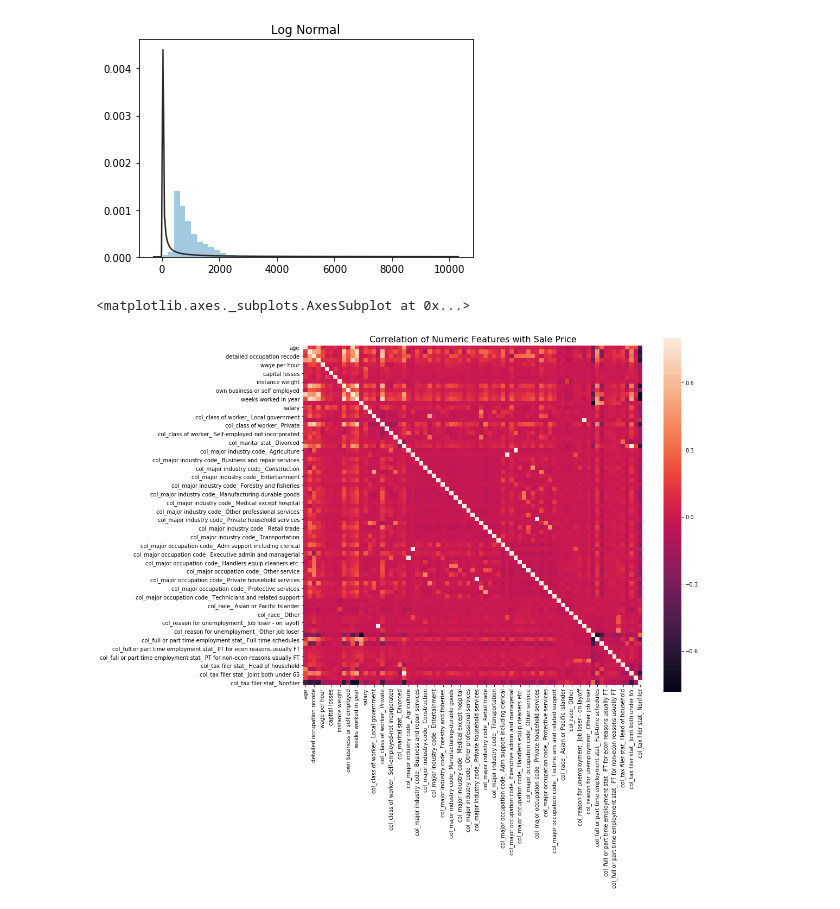
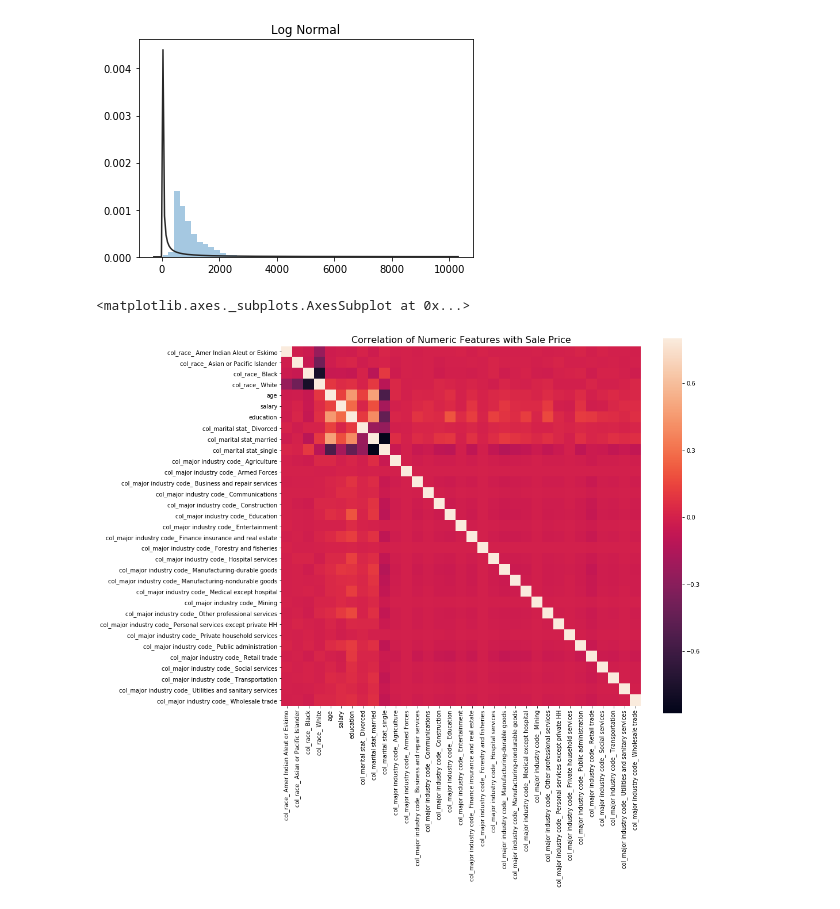
Before and after one commit to mMarzeta/data_exploration, a Jupyter notebook: ed.ipynb, the cells around one changed output. Drawn from its saved outputs; the diff is of its cells as text; code cells hidden in the pictures.

```diff
--- a/ed.ipynb
+++ b/ed.ipynb
@@ -127,7 +69,7 @@ def remove_col_append_dummies(dataset, col_name):
     # z danej kolumny robie dummies
     prefix = 'col_' + str(col_name)
     dummies = pd.get_dummies(dataset[col_name], prefix=prefix)
-    dummies = dummies.drop(dummies.columns[len(dummies.columns)-1], axis=1) # usuwam ostatnia
+#     dummies = dummies.drop(dummies.columns[len(dummies.columns)-1], axis=1) # usuwam ostatnia
     dataset = df.drop(col_name, axis=1)
     dataset = pd.concat([dataset, dummies], axis=1)
     return dataset
@@ -229,10 +163,0 @@ reversed_education_mapping
-# %%
-
-education_count = cat_df['education'].value_counts()
-sns.set(style='darkgrid')
-sns.barplot(education_count.index, education_count.values, alpha=0.9)
-plt.title('Liczba osób z edukacją:')
-plt.ylabel('Liczba osób:', fontsize=12)
-plt.xlabel('Edukacja', fontsize=12)
-plt.xticks(rotation=90)
-plt.show()
@@ -264,13 +187,41 @@ sns.distplot(y, kde=False, fit=st.lognorm)
 [figure]
 [figure]
 [figure]
-# %%
-correlation = numerical_features.corr()
-f , ax = plt.subplots(figsize = (14,12))
-
-plt.title('Correlation of Numeric Features with Sale Price',y=1,size=16)
-
-sns.heatmap(correlation,square = True,  vmax=0.8)
-# %% [output]
-<matplotlib.axes._subplots.AxesSubplot at 0x...>
-[figure, removed]
+# %%
+numerical_features = df.filter(['col_race_ Amer Indian Aleut or Eskimo',
+                      'col_race_ Asian or Pacific Islander',
+                       'col_race_ Black', 'col_race_ White', 'age', 'salary',
+                               'education','col_marital stat_ Divorced',
+        'col_marital stat_married', 'col_marital stat_single',
+        'col_major industry code_ Agriculture',
+        'col_major industry code_ Armed Forces',
+        'col_major industry code_ Business and repair services',
+        'col_major industry code_ Communications',
+        'col_major industry code_ Construction',
+        'col_major industry code_ Education',
+        'col_major industry code_ Entertainment',
+        'col_major industry code_ Finance insurance and real estate',
+        'col_major industry code_ Forestry and fisheries',
+        'col_major industry code_ Hospital services',
+        'col_major industry code_ Manufacturing-durable goods',
+        'col_major industry code_ Manufacturing-nondurable goods',
+        'col_major industry code_ Medical except hospital',
+        'col_major industry code_ Mining',
+        'col_major industry code_ Other professional services',
+        'col_major industry code_ Personal services except private HH',
+        'col_major industry code_ Private household services',
+        'col_major industry code_ Public administration',
+        'col_major industry code_ Retail trade',
+        'col_major industry code_ Social services',
+        'col_major industry code_ Transportation',
+        'col_major industry code_ Utilities and sanitary services',
+        'col_major industry code_ Wholesale trade',], axis=1)
+correlation = numerical_features.corr()
+f , ax = plt.subplots(figsize = (14,12))
+
+plt.title('Correlation of Numeric Features with Sale Price',y=1,size=16)
+
+sns.heatmap(correlation,square = True,  vmax=0.8)
+# %% [output]
+<matplotlib.axes._subplots.AxesSubplot at 0x...>
+[figure, added]
```
Also changed, not shown: parts of 11 cells of this notebook.
